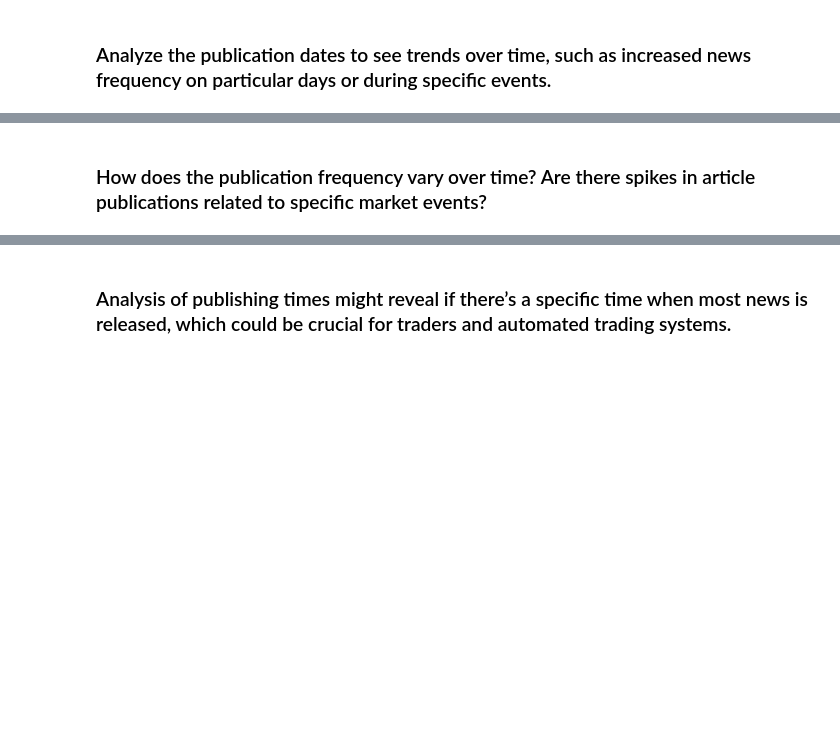
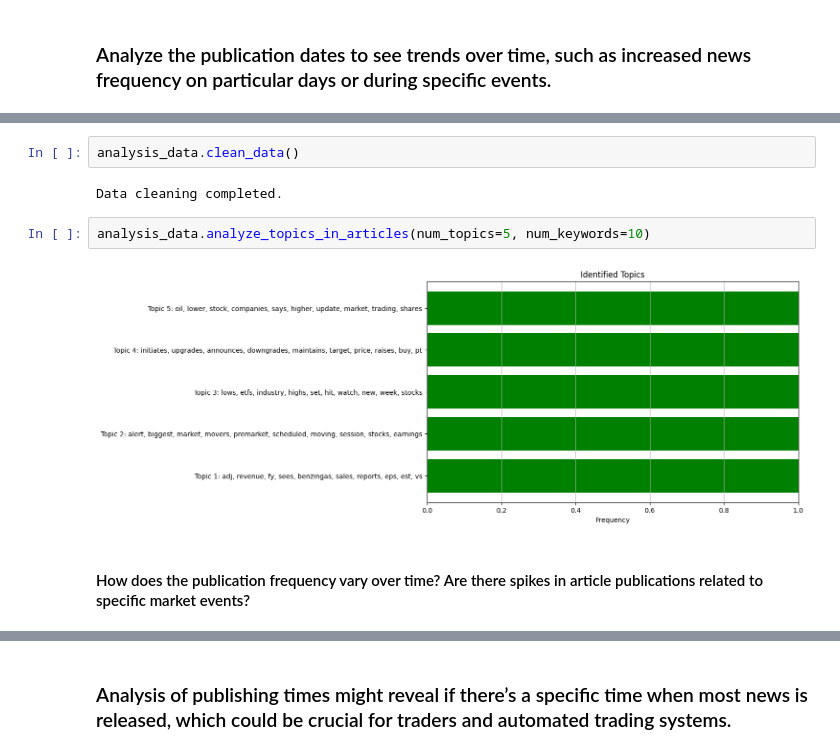
Before and after one commit to wondifraw/Kifya_AI_Mastery_week1__challenge, a Jupyter notebook: notebooks/EDA_Task1.ipynb, the cells around one changed output, grey strips where cells are left out. Cells and saved outputs as stored; diff of their text form; blank space fills up the shorter version.

```diff
--- a/notebooks/EDA_Task1.ipynb
+++ b/notebooks/EDA_Task1.ipynb
@@ -126,3 +79,11 @@ data = pd.read_csv('../data/raw_analyst_ratings.csv')
+# %%
+analysis_data.clean_data()
+# %% [output]
+Data cleaning completed.
+# %%
+analysis_data.analyze_topics_in_articles(num_topics=5, num_keywords=10)
+# %% [output]
+[figure, added]
 # %% [markdown]
-### How does the publication frequency vary over time? Are there spikes in article publications related to specific market events?
+#### How does the publication frequency vary over time? Are there spikes in article publications related to specific market events?
 # %%
```
Also changed, not shown: parts of 43 cells of this notebook, 8 other files.
